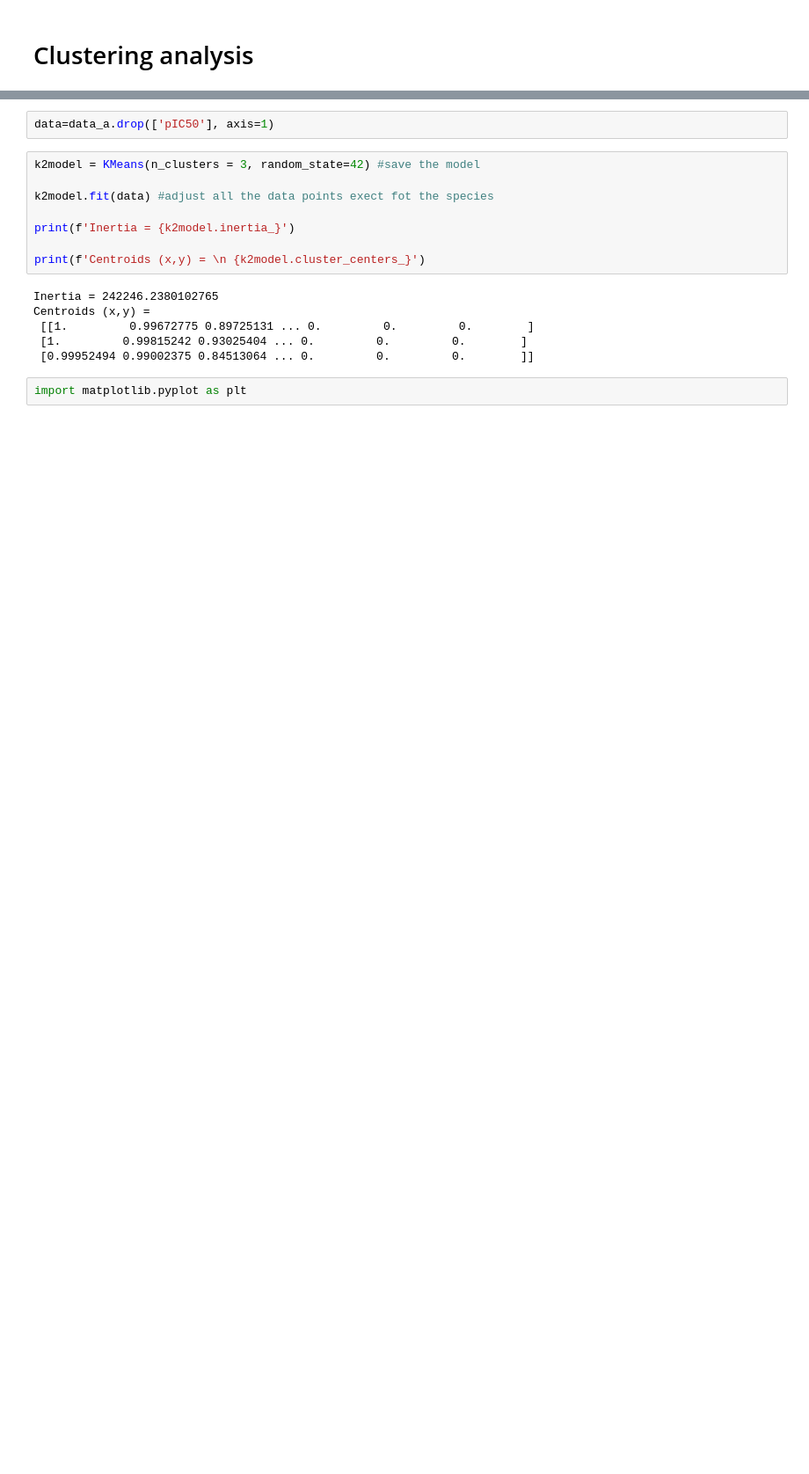
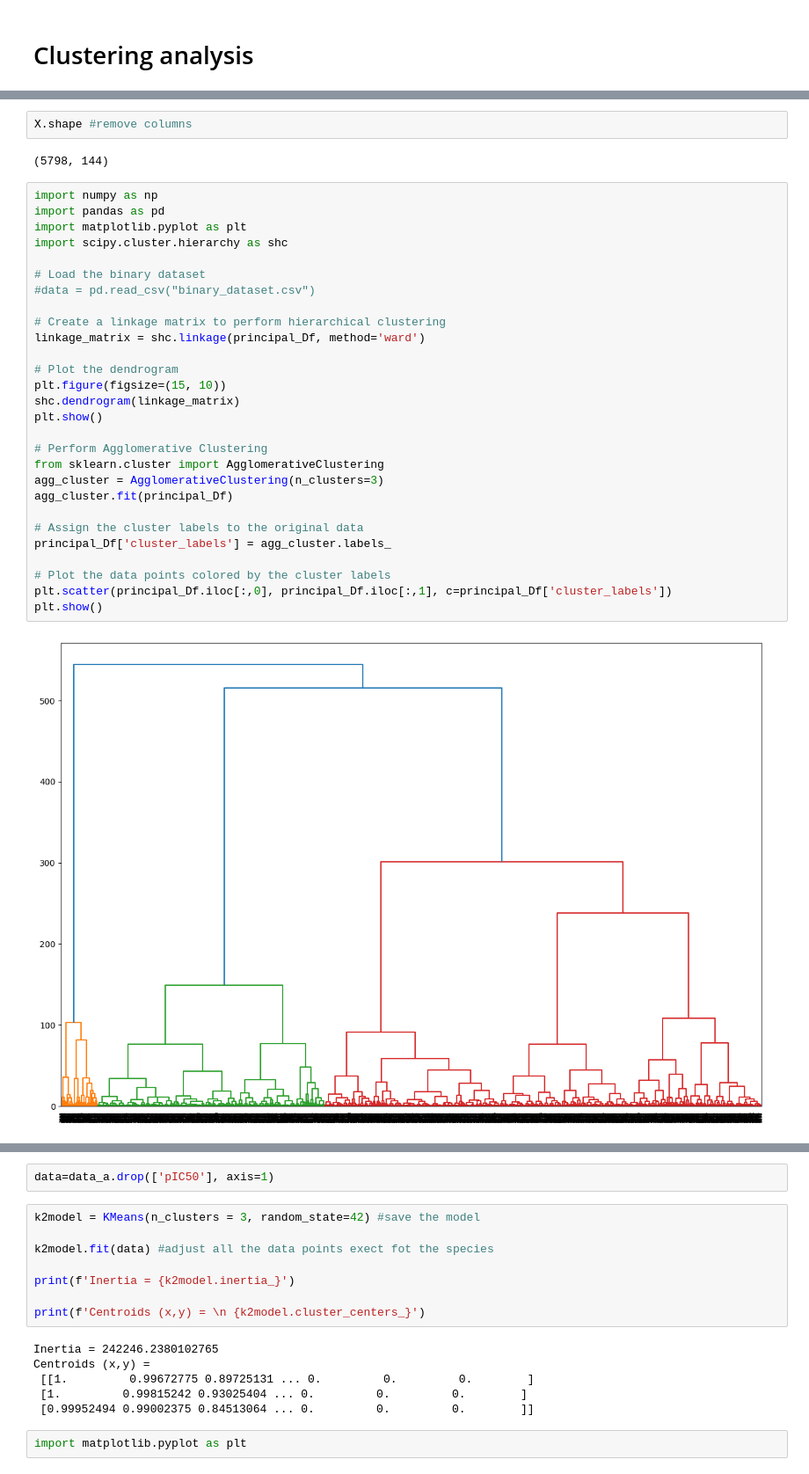
Before and after one commit to alejandrodf1/Computational-Drug-Discovery, a Jupyter notebook: notebooks/6.0-Acetylcholinesterase-multivariate.ipynb, the cells around one changed output, grey strips where cells are left out. Shown at 88% size. Saved outputs shown, nothing was run; the diff lists cells and outputs as text; blank space fills up the shorter version.

```diff
--- a/notebooks/6.0-Acetylcholinesterase-multivariate.ipynb
+++ b/notebooks/6.0-Acetylcholinesterase-multivariate.ipynb
@@ -82,0 +83,34 @@ ValueError: Unknown label type: 'continuous'
+# %%
+X.shape #remove columns
+# %% [output]
+(5798, 144)
+# %%
+import numpy as np
+import pandas as pd
+import matplotlib.pyplot as plt
+import scipy.cluster.hierarchy as shc
+
+# Load the binary dataset
+#data = pd.read_csv("binary_dataset.csv")
+
+# Create a linkage matrix to perform hierarchical clustering
+linkage_matrix = shc.linkage(principal_Df, method='ward')
+
+# Plot the dendrogram
+plt.figure(figsize=(15, 10))
+shc.dendrogram(linkage_matrix)
+plt.show()
+
+# Perform Agglomerative Clustering
+from sklearn.cluster import AgglomerativeClustering
+agg_cluster = AgglomerativeClustering(n_clusters=3)
+agg_cluster.fit(principal_Df)
+
+# Assign the cluster labels to the original data
+principal_Df['cluster_labels'] = agg_cluster.labels_
+
+# Plot the data points colored by the cluster labels
+plt.scatter(principal_Df.iloc[:,0], principal_Df.iloc[:,1], c=principal_Df['cluster_labels'])
+plt.show()
+# %% [output]
+[figure, added]
```
Also changed, not shown: parts of 6 cells of this notebook, 1 other file.
